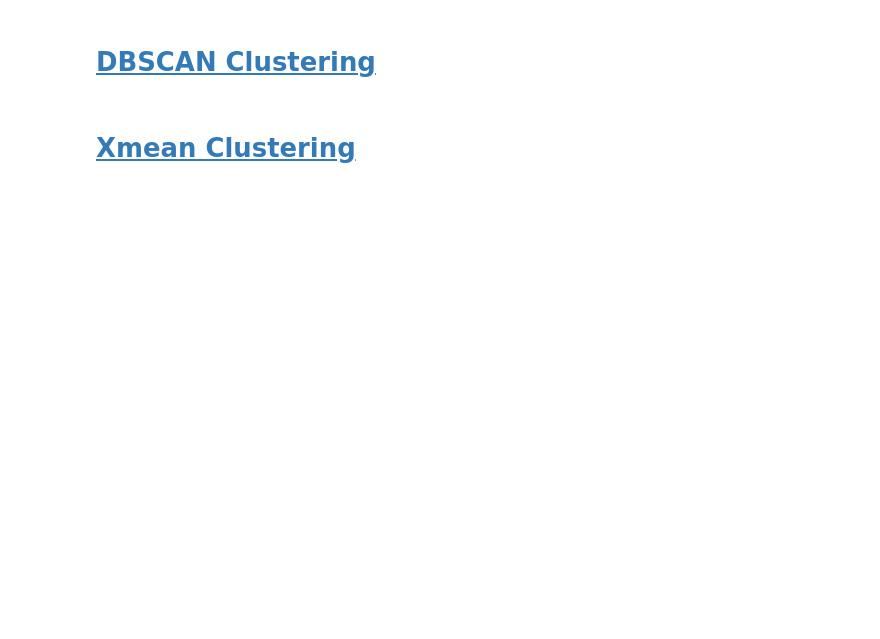
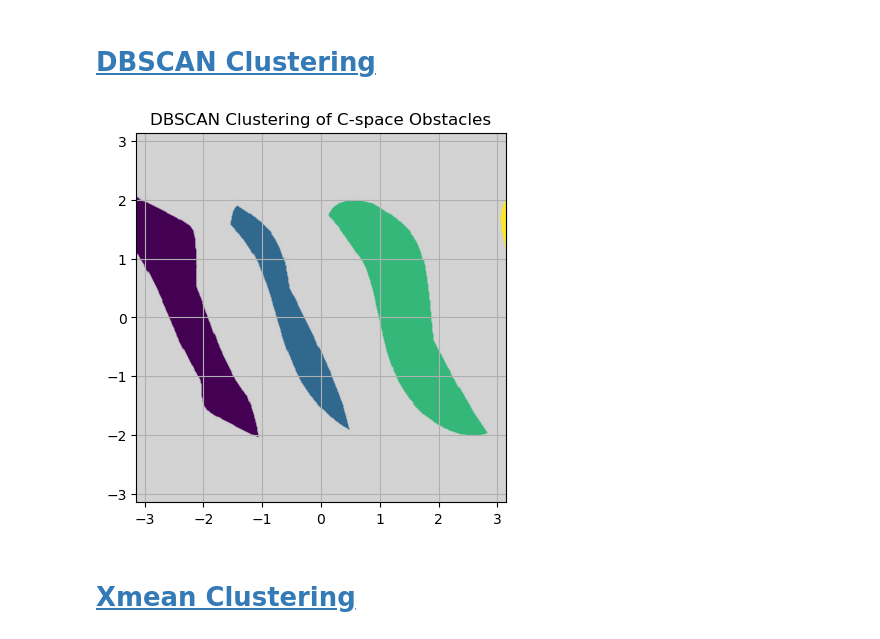
Before and after one commit to Phayuth/research, a Jupyter notebook: paper_sequential_planner/scripts/geometric_cluster.ipynb, the cells around one changed output. Drawn from its saved outputs; the diff is of its cells as text; code cells hidden in the pictures; blank space fills up the shorter version.

```diff
--- a/paper_sequential_planner/scripts/geometric_cluster.ipynb
+++ b/paper_sequential_planner/scripts/geometric_cluster.ipynb
@@ -161,21 +176,32 @@ plt.show()
 # %%
 clustering = DBSCAN(eps=0.5, min_samples=5)
 clustering.fit(cspace_obs)
 labels = clustering.labels_
 
+cfree = cspace_dataset[cspace_dataset[:, 2] == -1]
 fig, ax = plt.subplots()
 sc = ax.scatter(
     cspace_obs[:, 0],
     cspace_obs[:, 1],
     c=labels,
     cmap="viridis",
 )
+scfree = ax.scatter(
+    cfree[:, 0],
+    cfree[:, 1],
+    c="lightgray",
+    s=5,
+    label="C-free samples",
+    alpha=0.5,
+)
 ax.set_title("DBSCAN Clustering of C-space Obstacles")
 ax.set_aspect("equal", "box")
 ax.set_xlim(-np.pi, np.pi)
 ax.set_ylim(-np.pi, np.pi)
 ax.grid(True)
 plt.show()
+# %% [output]
+[figure, added]
 # %% [markdown]
 # <a id='toc5_'></a>[Xmean Clustering](#toc0_)
 # %%
```
Also changed, not shown: parts of 4 cells of this notebook, 14 other files.
